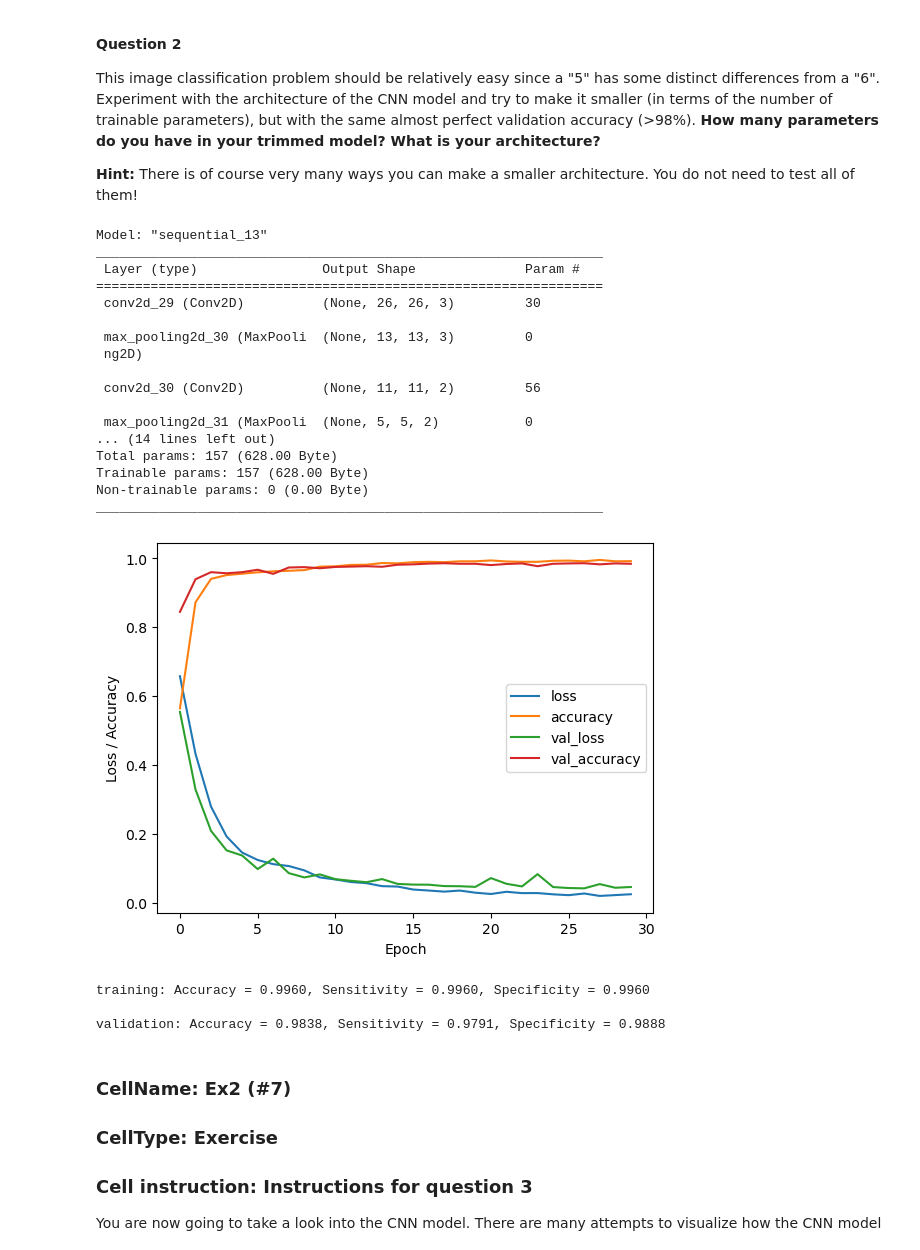
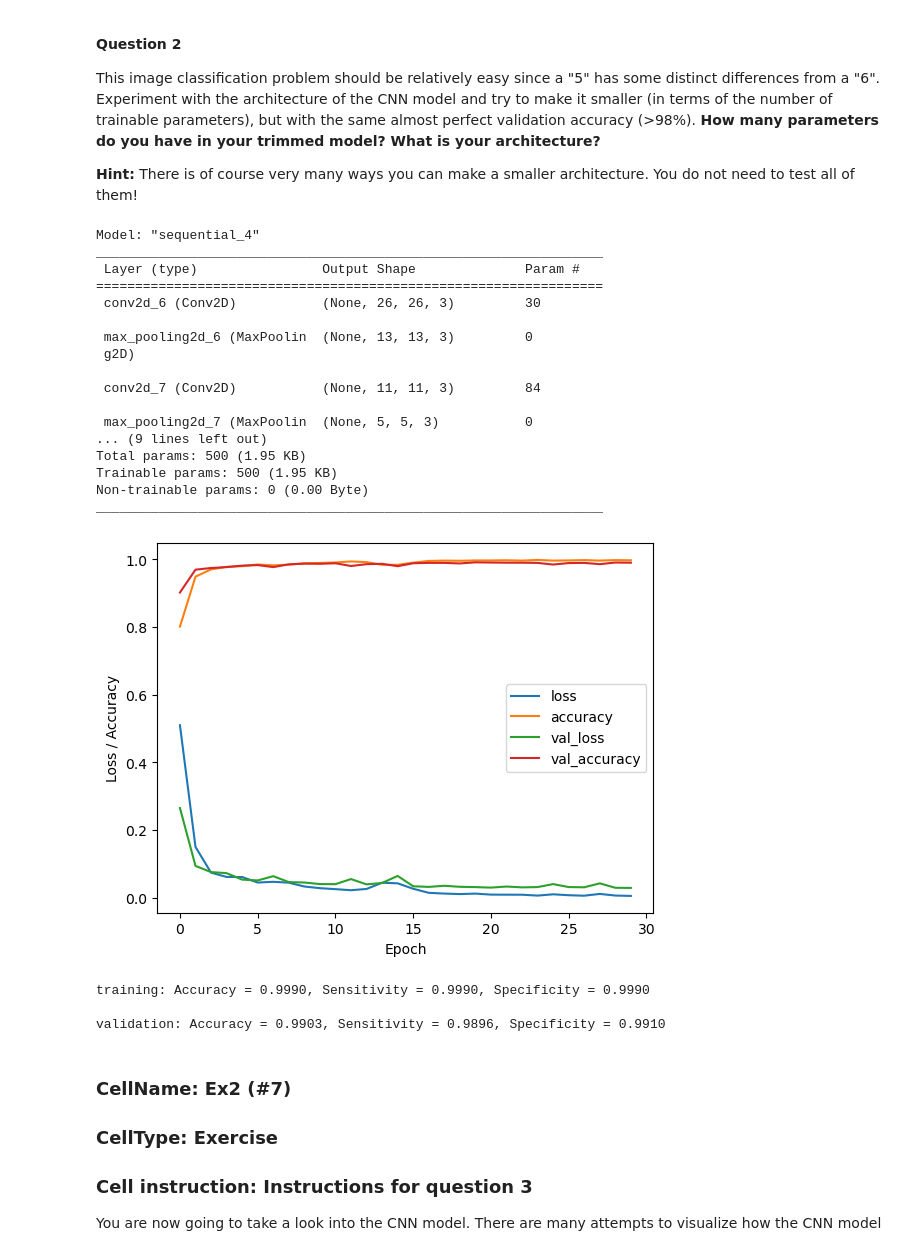
Before and after one commit to TheodorAT/Neural-Networks, a Jupyter notebook: Lab3/lab3.ipynb, the cells around one changed output. Saved outputs shown, nothing was run; the diff lists cells and outputs as text; code cells hidden in the pictures.

```diff
--- a/Lab3/lab3.ipynb
+++ b/Lab3/lab3.ipynb
@@ -336,16 +336,12 @@ ex1.add(Conv2D(3, kernel_size=(3, 3), activation='relu', input_shape=input_shape
 ex1.add(MaxPooling2D(pool_size=(2, 2)))
 
 # Second conv layer
-ex1.add(Conv2D(2, kernel_size=(3, 3), activation='relu'))
-ex1.add(MaxPooling2D(pool_size=(2, 2)))
-
-# Third conv layer
-ex1.add(Conv2D(2, kernel_size=(3, 3), activation='relu'))
+ex1.add(Conv2D(3, kernel_size=(3, 3), activation='relu'))
 ex1.add(MaxPooling2D(pool_size=(2, 2)))
 
 # Fully connected MLP layers
 ex1.add(Flatten())
-ex1.add(Dense(8, activation='relu'))
+ex1.add(Dense(5, activation='relu'))
 
 # Output layer
 ex1.add(Dense(1, activation='sigmoid'))
@@ -363,46 +359,46 @@ estimator_ex1 = ex1.fit(x_trn, d_trn,
                         verbose=0)
 
 
 # Training history
 plt.figure()
 plt.ylabel('Loss / Accuracy')
 plt.xlabel('Epoch')
 for k in estimator_ex1.history.keys():
     plt.plot(estimator_ex1.history[k], label = k)
 plt.legend(loc='best')
 plt.show()
 
 # Get the training predictions and results for those
 d_trn_pred = ex1.predict(x_trn, verbose=0)[:,0]
 sens, spec, acc = binary_pred_stats(d_trn, d_trn_pred)
 print('training: Accuracy = {:.4f}, Sensitivity = {:.4f}, Specificity = {:.4f}'.format(acc, sens, spec), '\n')
 
 # Get the validation predictions and the results for those
 d_val_pred = ex1.predict(x_val, verbose=0)[:,0]
 sens, spec, acc = binary_pred_stats(d_val, d_val_pred)
 print('validation: Accuracy = {:.4f}, Sensitivity = {:.4f}, Specificity = {:.4f}'.format(acc, sens, spec), '\n')
 # %% [output]
-Model: "sequential_13"
+Model: "sequential_4"
 _________________________________________________________________
  Layer (type)                Output Shape              Param #
 =================================================================
- conv2d_29 (Conv2D)          (None, 26, 26, 3)         30
+ conv2d_6 (Conv2D)           (None, 26, 26, 3)         30
 
- max_pooling2d_30 (MaxPooli  (None, 13, 13, 3)         0
- ng2D)
+ max_pooling2d_6 (MaxPoolin  (None, 13, 13, 3)         0
+ g2D)
 
- conv2d_30 (Conv2D)          (None, 11, 11, 2)         56
+ conv2d_7 (Conv2D)           (None, 11, 11, 3)         84
 
- max_pooling2d_31 (MaxPooli  (None, 5, 5, 2)           0
-... (14 lines left out)
-Total params: 157 (628.00 Byte)
-Trainable params: 157 (628.00 Byte)
+ max_pooling2d_7 (MaxPoolin  (None, 5, 5, 3)           0
+... (9 lines left out)
+Total params: 500 (1.95 KB)
+Trainable params: 500 (1.95 KB)
 Non-trainable params: 0 (0.00 Byte)
 _________________________________________________________________
-[figure, old version]
+[figure, new version]
-training: Accuracy = 0.9960, Sensitivity = 0.9960, Specificity = 0.9960
+training: Accuracy = 0.9990, Sensitivity = 0.9990, Specificity = 0.9990
 
-validation: Accuracy = 0.9838, Sensitivity = 0.9791, Specificity = 0.9888
+validation: Accuracy = 0.9903, Sensitivity = 0.9896, Specificity = 0.9910
 # %% [markdown]
 ### CellName: Ex2 (#7)
 ### CellType: Exercise
```
Also changed, not shown: parts of 5 cells of this notebook.
